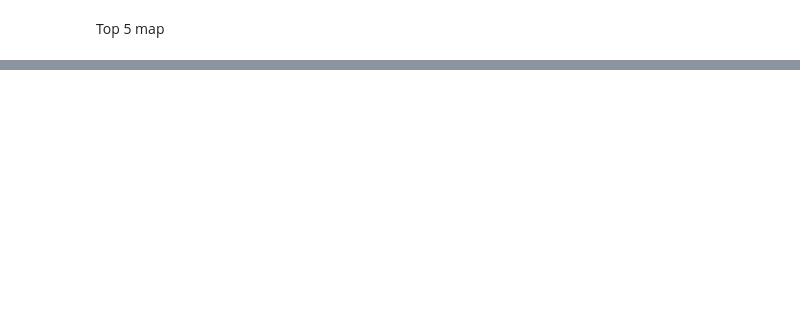
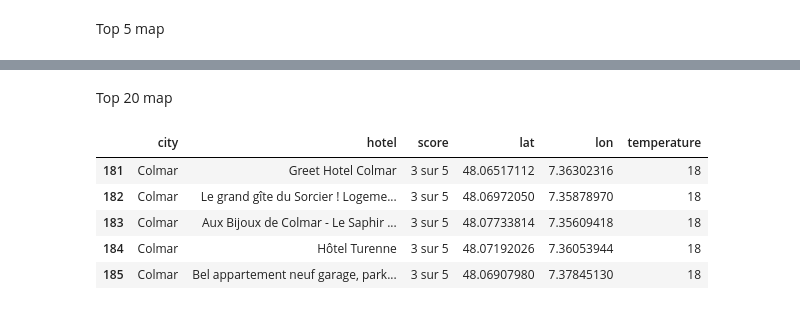
Before and after one commit to Qv-code-Qv/kayak_data, a Jupyter notebook: openweathermap.ipynb, the cells around one changed output, grey strips where cells are left out. Saved outputs shown, nothing was run; the diff lists cells and outputs as text; code cells hidden in the pictures; blank space fills up the shorter version.

Commit message:
Ajout Top 20 hotels map

```diff
--- a/openweathermap.ipynb
+++ b/openweathermap.ipynb
@@ -204,7 +204,7 @@ filtered_df
 filtered_df = df_fichier_final[(df_fichier_final["weather"] == "Clear") | (df_fichier_final["weather"] == "light rain")]
 
 # Then group by 'city', select the first entry, sort by 'temperature', and take the top 5
-df_top_five = filtered_df.groupby(by='city').first().sort_values(by=['temperature'], ascending=False).reset_index().head(5)
+df_top_five = filtered_df.groupby(by='city').first().sort_values(by=['temperature'], ascending=False).reset_index().head(10)
 
 df_top_five.head()
 # %% [output]
@@ -250,3 +264,17 @@ colorscale = [
 fig = px.scatter_mapbox(df_top_five, lat="lat", lon="lon", color="temperature", size="humidity",
                          mapbox_style="open-street-map", zoom = 4, color_continuous_scale=colorscale, height=510, width=700)
 fig.show()
+# %% [markdown]
+Top 20 map
+# %%
+pd.set_option('display.max_rows', None)
+# %%
+df_top_20 =  df_final[df_final['city'].isin(df_top_five.loc[:,'city'].to_list())].loc[1:,['city', 'hotel', 'score', 'lat', 'lon', 'temperature']]
+df_top_20.head()
+# %% [output]
+|  | city | hotel | score | lat | lon | temperature |
+| 181 | Colmar | Greet Hotel Colmar | 3 sur 5 | 48.06517112 | 7.36302316 | 18 |
+| 182 | Colmar | Le grand gîte du Sorcier ! Logeme... | 3 sur 5 | 48.06972050 | 7.35878970 | 18 |
+| 183 | Colmar | Aux Bijoux de Colmar - Le Saphir ... | 3 sur 5 | 48.07733814 | 7.35609418 | 18 |
+| 184 | Colmar | Hôtel Turenne | 3 sur 5 | 48.07192026 | 7.36053944 | 18 |
+| 185 | Colmar | Bel appartement neuf garage, park... | 3 sur 5 | 48.06907980 | 7.37845130 | 18 |
```
Also changed, not shown: parts of 6 cells of this notebook, 1 other file.
